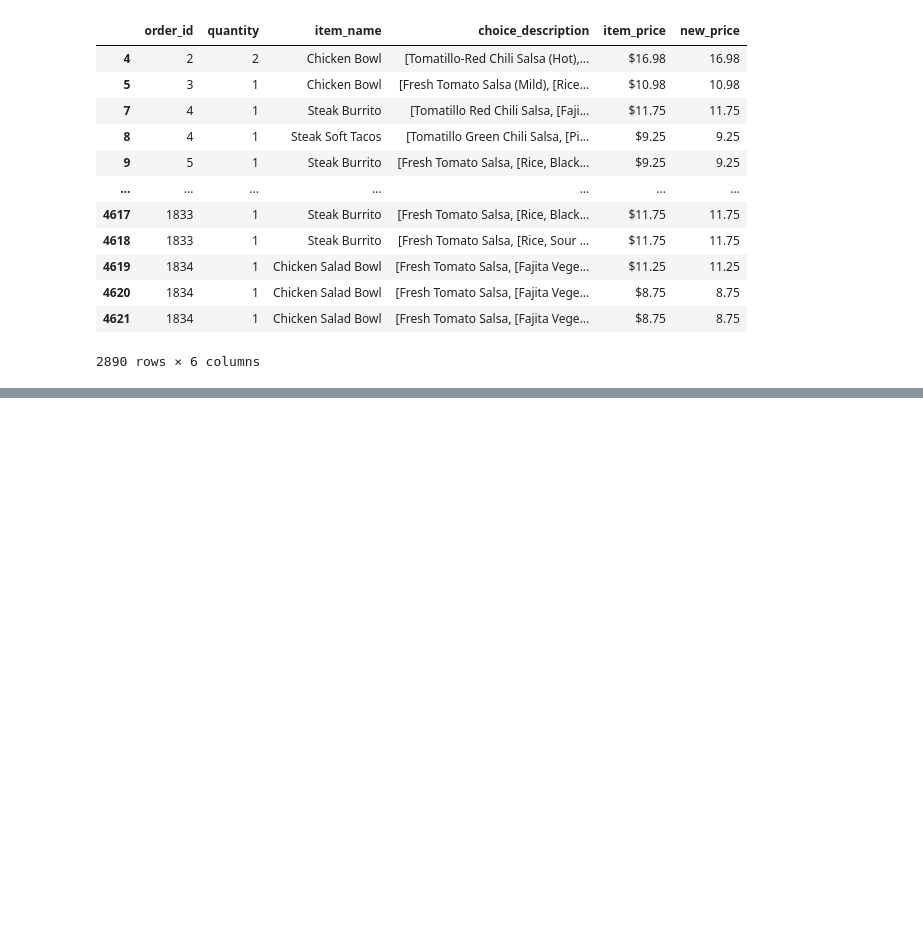
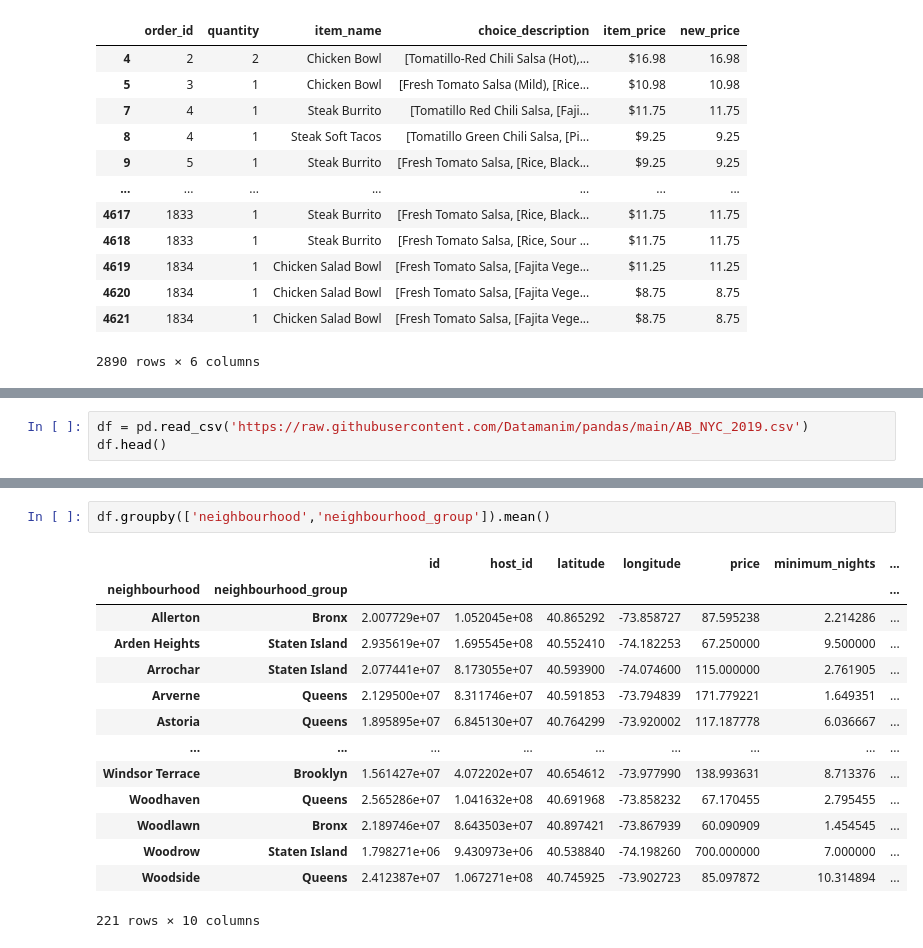
Before and after one commit to Parksemo/Learned-Coding, a Jupyter notebook: 빅분기/데이터마님/데이터 전처리 100 문제/데이터 전처리 100 문제.ipynb, the cells around one changed output, grey strips where cells are left out. Drawn from its saved outputs; the diff is of its cells as text; blank space fills up the shorter version.

```diff
--- a/빅분기/데이터마님/데이터 전처리 100 문제/데이터 전처리 100 문제.ipynb
+++ b/빅분기/데이터마님/데이터 전처리 100 문제/데이터 전처리 100 문제.ipynb
@@ -1317,0 +1703,3 @@ df.loc[df['new_price'] >= df['new_price'].mean()]
+# %%
+df = pd.read_csv('https://raw.githubusercontent.com/Datamanim/pandas/main/AB_NYC_2019.csv')
+df.head()
@@ -1317,0 +1981,17 @@ df.loc[df['new_price'] >= df['new_price'].mean()]
+# %%
+df.groupby(['neighbourhood','neighbourhood_group']).mean()
+# %% [output]
+|  |  | id | host_id | latitude | longitude | price | minimum_nights | ... |
+| neighbourhood | neighbourhood_group |  |  |  |  |  |  | ... |
+| Allerton | Bronx | 2.007729e+07 | 1.052045e+08 | 40.865292 | -73.858727 | 87.595238 | 2.214286 | ... |
+| Arden Heights | Staten Island | 2.935619e+07 | 1.695545e+08 | 40.552410 | -74.182253 | 67.250000 | 9.500000 | ... |
+| Arrochar | Staten Island | 2.077441e+07 | 8.173055e+07 | 40.593900 | -74.074600 | 115.000000 | 2.761905 | ... |
+| Arverne | Queens | 2.129500e+07 | 8.311746e+07 | 40.591853 | -73.794839 | 171.779221 | 1.649351 | ... |
+| Astoria | Queens | 1.895895e+07 | 6.845130e+07 | 40.764299 | -73.920002 | 117.187778 | 6.036667 | ... |
+| ... | ... | ... | ... | ... | ... | ... | ... | ... |
+| Windsor Terrace | Brooklyn | 1.561427e+07 | 4.072202e+07 | 40.654612 | -73.977990 | 138.993631 | 8.713376 | ... |
+| Woodhaven | Queens | 2.565286e+07 | 1.041632e+08 | 40.691968 | -73.858232 | 67.170455 | 2.795455 | ... |
+| Woodlawn | Bronx | 2.189746e+07 | 8.643503e+07 | 40.897421 | -73.867939 | 60.090909 | 1.454545 | ... |
+| Woodrow | Staten Island | 1.798271e+06 | 9.430973e+06 | 40.538840 | -74.198260 | 700.000000 | 7.000000 | ... |
+| Woodside | Queens | 2.412387e+07 | 1.067271e+08 | 40.745925 | -73.902723 | 85.097872 | 10.314894 | ... |
+221 rows × 10 columns
```
Also changed, not shown: parts of 104 cells of this notebook.
